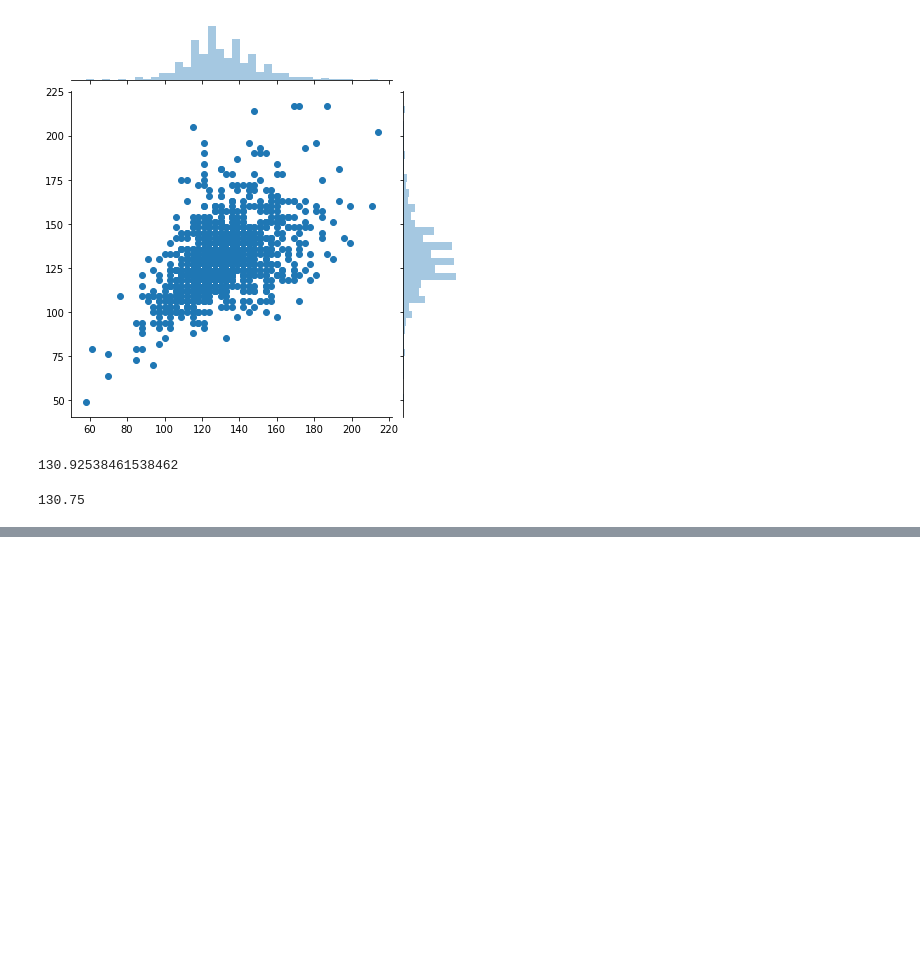
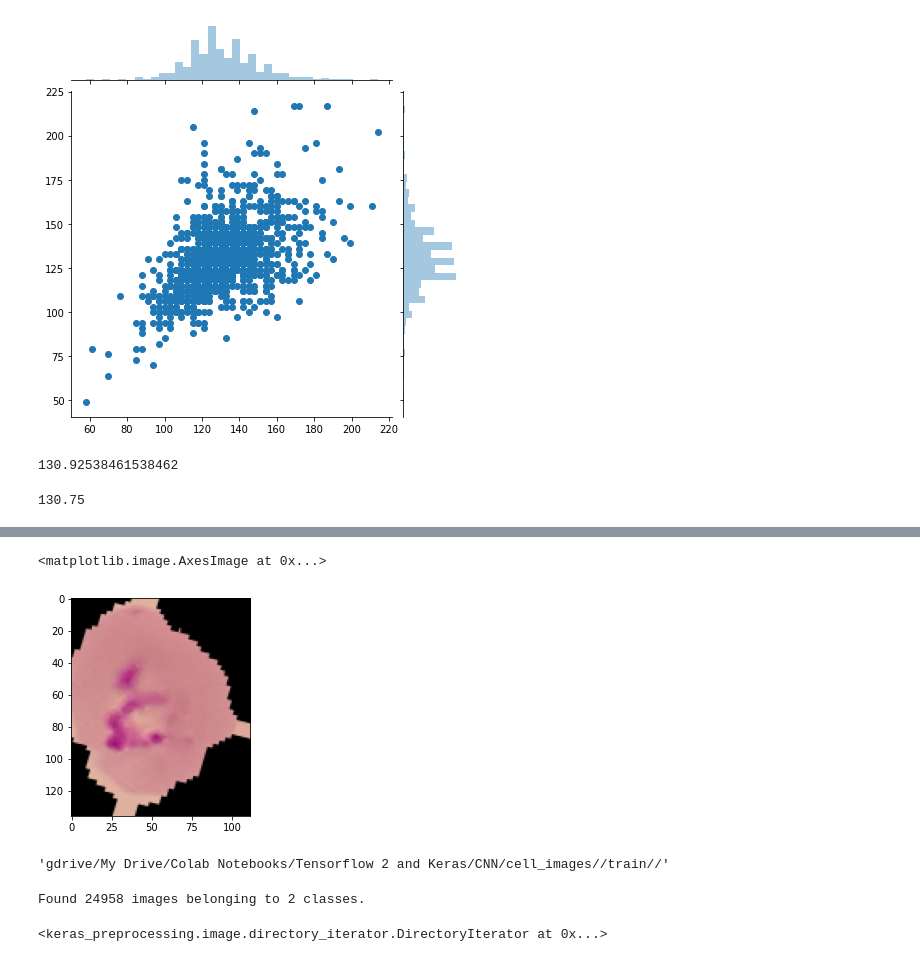
Before and after one commit to JaimePazLopes/Tensorflow-2-and-Keras, a Jupyter notebook: CNN/CNN on Real Image.ipynb, the cells around one changed output, grey strips where cells are left out. Cells and saved outputs as stored; diff of their text form; code cells hidden in the pictures; blank space fills up the shorter version.

Commit message:
complete cnn on real image project

```diff
--- a/CNN/CNN on Real Image.ipynb
+++ b/CNN/CNN on Real Image.ipynb
@@ -120,0 +123,2 @@ image_shape = (130, 130, 3)
+# %%
+image_gen = ImageDataGenerator(rotation_range=20, width_shift_range=0.1, height_shift_range=0.1, shear_range=0.1, zoom_range=0.1, horizontal_flip=True, fill_mode="nearest")
@@ -120,0 +130,15 @@ image_shape = (130, 130, 3)
+# %%
+para_img = imread(para_cell)
+plt.imshow(image_gen.random_transform(para_img))
+# %% [output]
+<matplotlib.image.AxesImage at 0x...>
+[figure, added]
+# %%
+train_path
+# %% [output]
+'gdrive/My Drive/Colab Notebooks/Tensorflow 2 and Keras/CNN/cell_images//train//'
+# %%
+image_gen.flow_from_directory(train_path)
+# %% [output]
+Found 24958 images belonging to 2 classes.
+<keras_preprocessing.image.directory_iterator.DirectoryIterator at 0x...>
```
Also changed, not shown: parts of 31 cells of this notebook.
